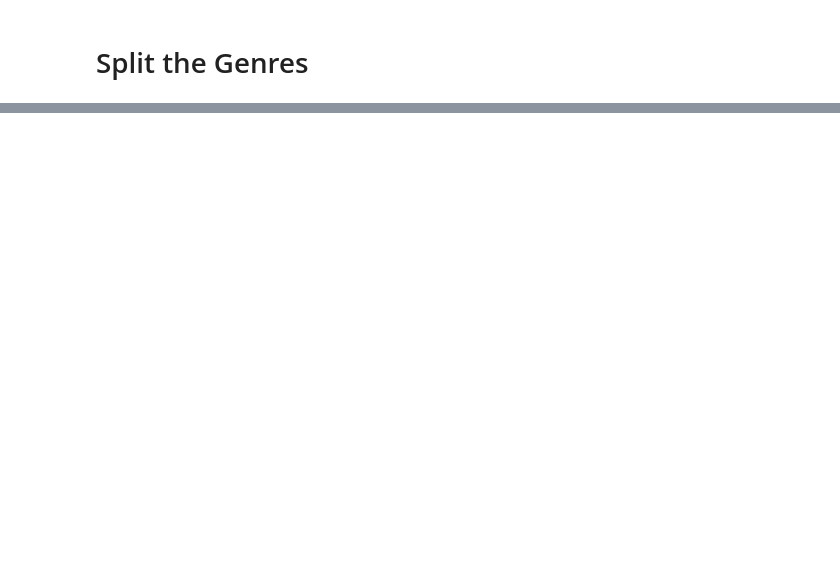
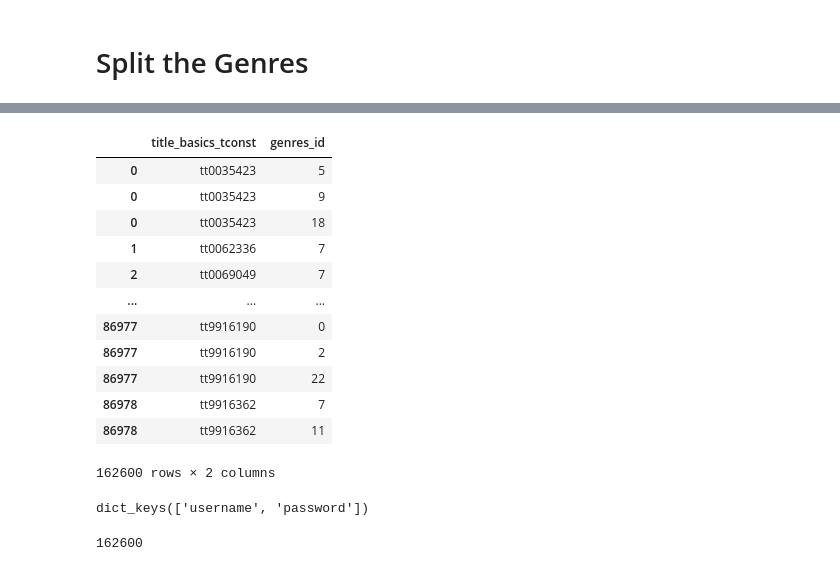
Before and after one commit to LoveidaLucero/Movie-Success-Analysis, a Jupyter notebook: Part 3B.ipynb, the cells around one changed output, grey strips where cells are left out. Saved outputs shown, nothing was run; the diff lists cells and outputs as text; code cells hidden in the pictures; blank space fills up the shorter version.

```diff
--- a/Part 3B.ipynb
+++ b/Part 3B.ipynb
@@ -55,0 +74,4 @@ exploded_genres - df.explode('genres_split')
+# %%
+# Save list of unique genres
+unique_genres = sorted(exploded_genres['genres_split'].unique())
+unique_genres
@@ -55,0 +98,4 @@ exploded_genres - df.explode('genres_split')
+# %%
+# save tconst and genres split into title_genres table
+title_genres = exploded_genres[['tconst', 'genres_split']].copy()
+title_genres.head()
@@ -55,0 +109,5 @@ exploded_genres - df.explode('genres_split')
+# %%
+# Map out a dictioary for genre ids
+genre_ints = range(len(unique_genres))
+genre_map = dict(zip(unique_genres, genre_ints))
+genre_map
@@ -55,0 +132,4 @@ exploded_genres - df.explode('genres_split')
+# %%
+title_genres['genres_id'] = title_genres['genres_split'].map(genre_map)
+title_genres = title_genres.drop(columns='genres_split')
+title_genres.head()
@@ -55,0 +143,25 @@ exploded_genres - df.explode('genres_split')
+# %%
+rename_tconst = {'tconst':'title_basics_tconst'}
+title_genres = title_genres.rename(rename_tconst, axis=1)
+title_genres
+# %% [output]
+|  | title_basics_tconst | genres_id |
+| 0 | tt0035423 | 5 |
+| 0 | tt0035423 | 9 |
+| 0 | tt0035423 | 18 |
+| 1 | tt0062336 | 7 |
+| 2 | tt0069049 | 7 |
+| ... | ... | ... |
+| 86977 | tt9916190 | 0 |
+| 86977 | tt9916190 | 2 |
+| 86977 | tt9916190 | 22 |
+| 86978 | tt9916362 | 7 |
+| 86978 | tt9916362 | 11 |
+162600 rows × 2 columns
+# %%
+with open('/Users/Lovei/.secret/mysql.json')as f:
+    login = json.load(f)
+
+login.keys()
+# %% [output]
+dict_keys(['username', 'password'])
@@ -55,0 +172,5 @@ exploded_genres - df.explode('genres_split')
+# %%
+# Set primary key and load df to sql
+title_genres.to_sql('title_genres', engine, index=False, if_exists='append')     #commented out to avoid integrity error if ran again
+# %% [output]
+162600
```
Also changed, not shown: parts of 33 cells of this notebook, 4 other files.
